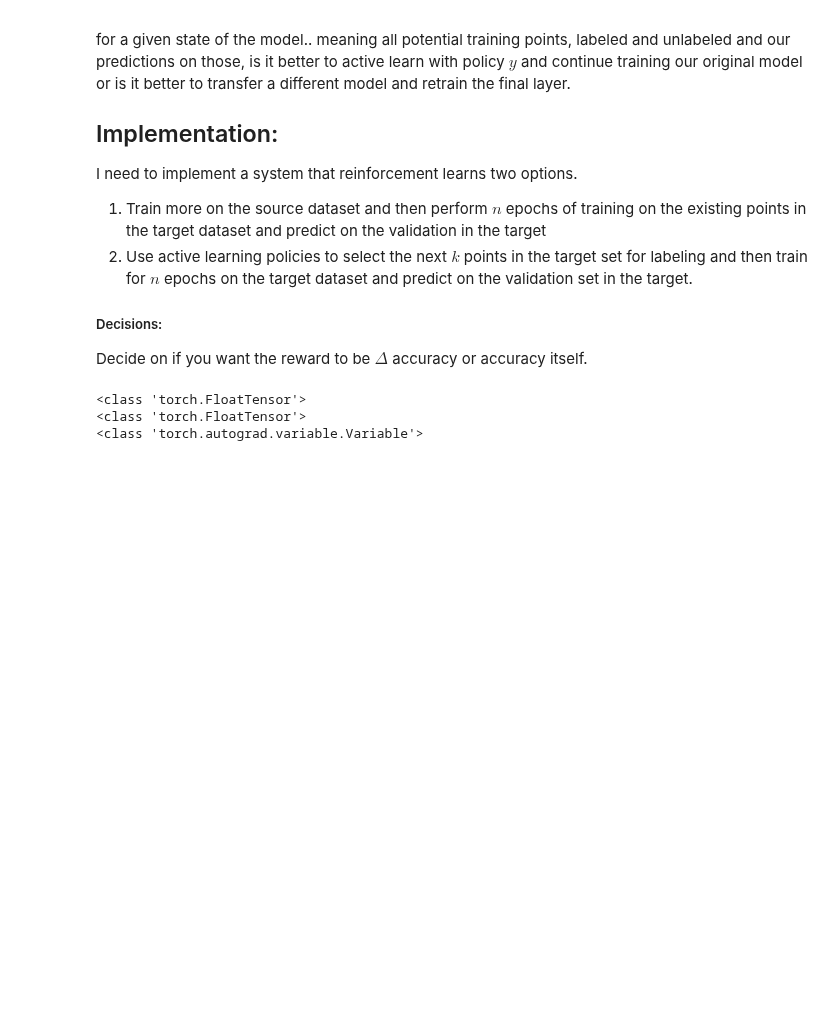
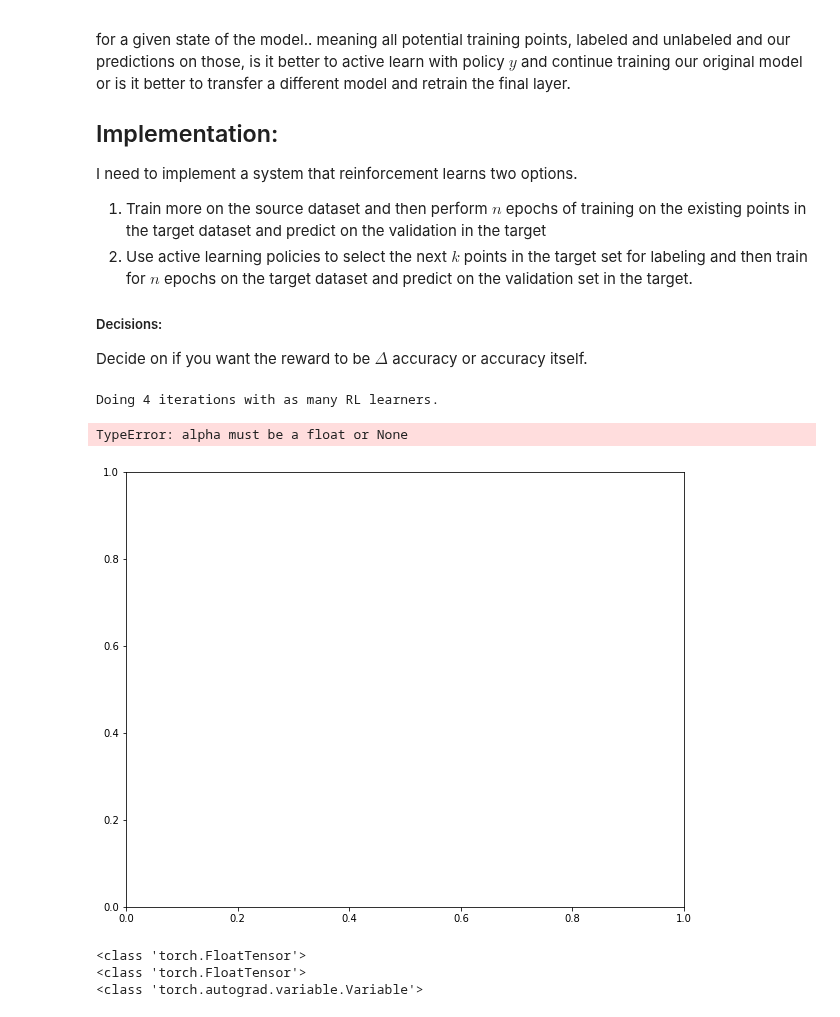
Before and after one commit to dsondak/pavlos_research, a Jupyter notebook: notebooks/3.1_pab_transfer_learning.ipynb, the cells around one changed output. Drawn from its saved outputs; the diff is of its cells as text; code cells hidden in the pictures; blank space fills up the shorter version.

```diff
--- a/notebooks/3.1_pab_transfer_learning.ipynb
+++ b/notebooks/3.1_pab_transfer_learning.ipynb
@@ -198,26 +196,32 @@ for tar_c in tar_costs:
 
     rl_e = rl.Environment(mod, train_x, train_y, val_x , val_y,  nn.NLLLoss(), opt, usps_data=usps_train_loader)
     rl_e.set_params(al_itrs=50, npoints=20, batch_size=10)
-    pc,rwd,ac = rl_e.run_experiments(agent, optimizer_rl, policy_key, n_experiments=100,  \
+    pc,rwd,ac = rl_e.run_experiments(agent, optimizer_rl, policy_key, n_experiments=2,  \
                                      tar_cost=tar_c,rtype='transfer')
     pc_all.append(pc)
     rwd_all.append(rwd)
     ac_all.append(ac)
+# %% [output]
+Doing 4 iterations with as many RL learners.
 # %%
+import pickle
 # Save and load the model
-with open("rl_results_lr_tc0.4.pkl", "wb" ) as file:
-    pickle.dump({'policy': pc_all2,'reward': rwd_all2, 'acc': ac_all2},file,protocol=pickle.HIGHEST_PROTOCOL)
+with open("rl_results_lr_tc0.3.pkl", "wb" ) as file:
+    pickle.dump({'policy': pc_all,'reward': rwd_all, 'acc': ac_all},file,protocol=pickle.HIGHEST_PROTOCOL)
 
-with open("rl_results_lr_tc0.4.pkl",'rb') as file:
+with open("rl_results_lr_tc0.3.pkl",'rb') as file:
     check = pickle.load(file)
 # %%
 viz = imp.reload(viz)
 # Visualize the instance given by 'ii'
 experiment = 2
-obs_in_exp = 290
+obs_in_exp = 1
 
 viz.viz_rl_tl(check['policy'][experiment],check['acc'][experiment],obs_in_exp,check['reward'][experiment])
 print('Final accuracy over active learning policy:',check['acc'][experiment][obs_in_exp][-1])
+# %% [output]
+TypeError: alpha must be a float or None
+[figure, added]
 # %%
 ###### OLD #########
 rl = imp.reload(rl)
```
Also changed, not shown: parts of 2 cells of this notebook, 3 other files.
